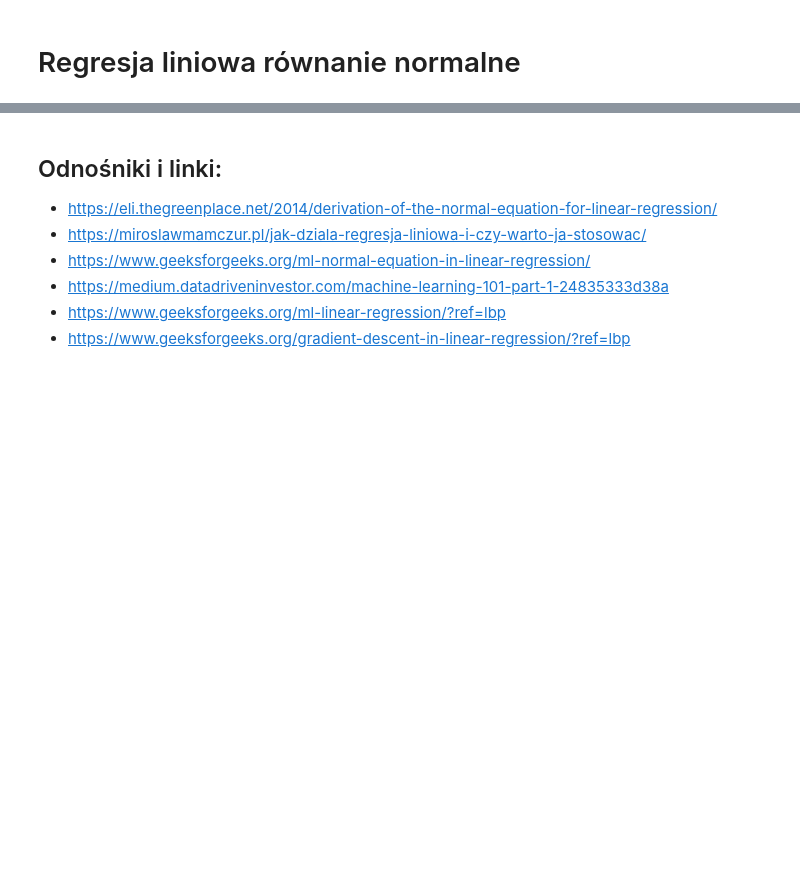
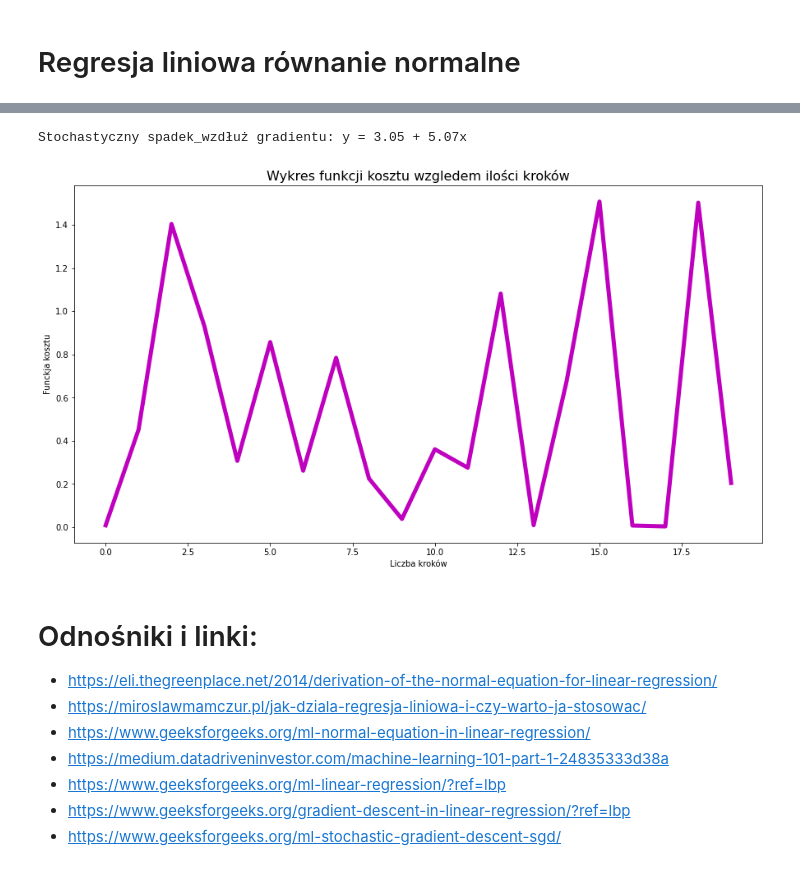
Before and after one commit to jedrzejd/Machine_Learning_Algorithms, a Jupyter notebook: Linear_Regression.ipynb, the cells around one changed output, grey strips where cells are left out. Saved outputs shown, nothing was run; the diff lists cells and outputs as text; code cells hidden in the pictures; blank space fills up the shorter version.

```diff
--- a/Linear_Regression.ipynb
+++ b/Linear_Regression.ipynb
@@ -329,8 +383,50 @@ plt.show()
+# %%
+def harmonogram_uczenia(t):
+    return t0 / (t + t1)
+# %%
+def stochastyczny_spadek_wzdłuż_gradientu(X, y, theta, liczba_krokow=10):
+    costs = []
+    thetas = [theta]
+    m = y.shape[0]
+
+    for krok in range(liczba_krokow):
+        for i in range(m):
+            random_index = np.random.randint(m)
+            X_i = X[random_index:random_index+1]
+            y_i = y[random_index:random_index+1]
+
+            koszt = funkcja_kosztu(X_i, y_i, theta)
+            wspolczynik_uczenia = harmonogram_uczenia(krok * m + i)
+
+            theta = theta - (wspolczynik_uczenia * pochodna_funkcji_kosztu(X, y, theta))
+
+        costs.append(koszt)
+        thetas.append(theta)
+
+    return thetas, costs
+# %%
+t0 = 5
+t1 = 50
+wspolczynik_uczenia = 0.1
+liczba_krokow = 20
+theta = np.zeros((X.shape[1], 1))
+
+thetas, costs = stochastyczny_spadek_wzdłuż_gradientu(X, y, theta, liczba_krokow)
+theta = thetas[-1]
+
+print("Stochastyczny spadek_wzdłuż gradientu: y = {:.2f} + {:.2f}x".format(theta[0][0], theta[1][0]))
+# %% [output]
+Stochastyczny spadek_wzdłuż gradientu: y = 3.05 + 5.07x
+# %%
+rysuj_koszt(costs, liczba_krokow)
+# %% [output]
+[figure, added]
 # %% [markdown]
-## Odnośniki i linki:
+# Odnośniki i linki:
 - https://eli.thegreenplace.net/2014/derivation-of-the-normal-equation-for-linear-regression/
 - https://miroslawmamczur.pl/jak-dziala-regresja-liniowa-i-czy-warto-ja-stosowac/
 - https://www.geeksforgeeks.org/ml-normal-equation-in-linear-regression/
 - https://medium.datadriveninvestor.com/machine-learning-101-part-1-24835333d38a
 - https://www.geeksforgeeks.org/ml-linear-regression/?ref=lbp
 - https://www.geeksforgeeks.org/gradient-descent-in-linear-regression/?ref=lbp
+- https://www.geeksforgeeks.org/ml-stochastic-gradient-descent-sgd/
```
Also changed, not shown: parts of 25 cells of this notebook, 3 other files.
